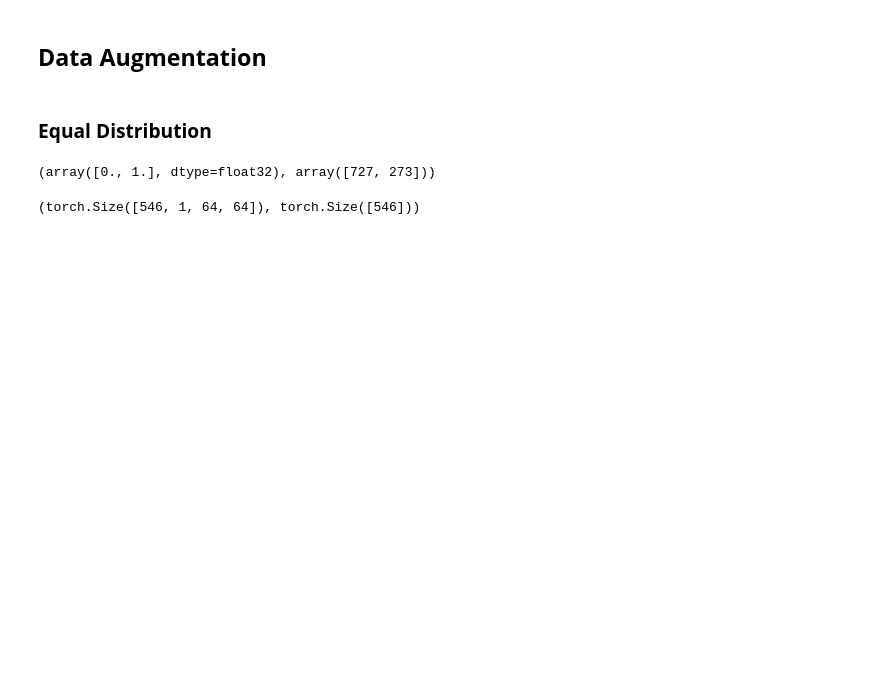
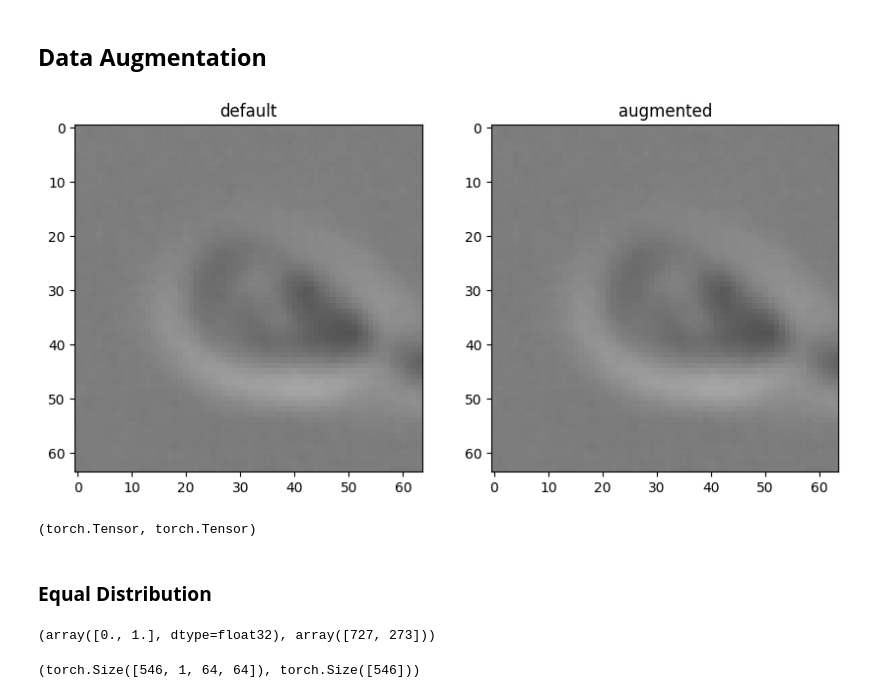
Before and after one commit to amirkasaei/Modified-Human-Sperm-Morphology-Analysis, a Jupyter notebook: MAML_Modified_Human_Sperm_Morphology_Analysis.ipynb, the cells around one changed output. Drawn from its saved outputs; the diff is of its cells as text; code cells hidden in the pictures; blank space fills up the shorter version.

Commit message:
v1.4 (random augmentation, evaluation on whole validation set)

```diff
--- a/MAML_Modified_Human_Sperm_Morphology_Analysis.ipynb
+++ b/MAML_Modified_Human_Sperm_Morphology_Analysis.ipynb
@@ -239,5 +252,31 @@ plt.imshow(PILimage(x_train_norm[0]))
 # %% [markdown]
 ## **Data Augmentation**
+# %%
+transformers = [
+    T.functional.vflip,
+    T.functional.invert,
+    T.functional.hflip,
+]
+# %%
+randomAug = T.RandomApply([T.RandomChoice(transformers, p=[0.5, 0.5, 0.5])], p=0.5)
+# %%
+x_def = x_train_rgb[:5]
+x_aug = torch.stack([randomAug(x) for x in x_def])
+# %%
+fig, axs = plt.subplots(nrows=1, ncols=2, squeeze=False, figsize=(10,5))
+
+axs[0, 0].title.set_text('default')
+axs[0, 1].title.set_text('augmented')
+axs[0, 0].imshow(PILimage(x_def[0]))
+axs[0, 1].imshow(PILimage(x_aug[0]))
+
+plt.show()
+# %% [output]
+[figure, added]
+# %%
+type(x_def), type(x_aug[0])
+# %% [output]
+(torch.Tensor, torch.Tensor)
 # %% [markdown]
 ### **Equal Distribution**
 # %%
```
Also changed, not shown: parts of 40 cells of this notebook.
